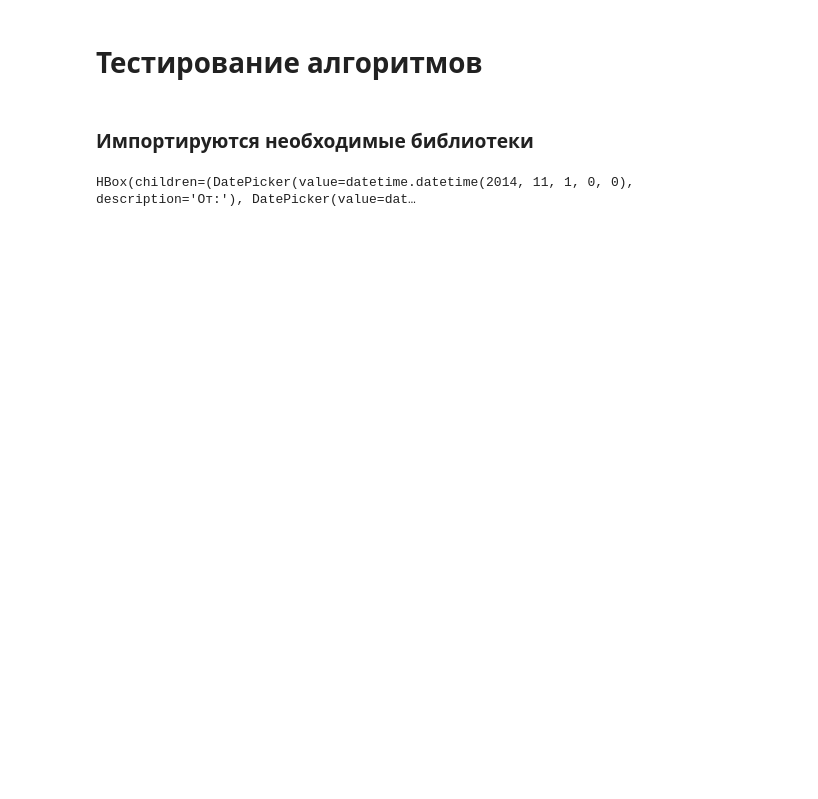
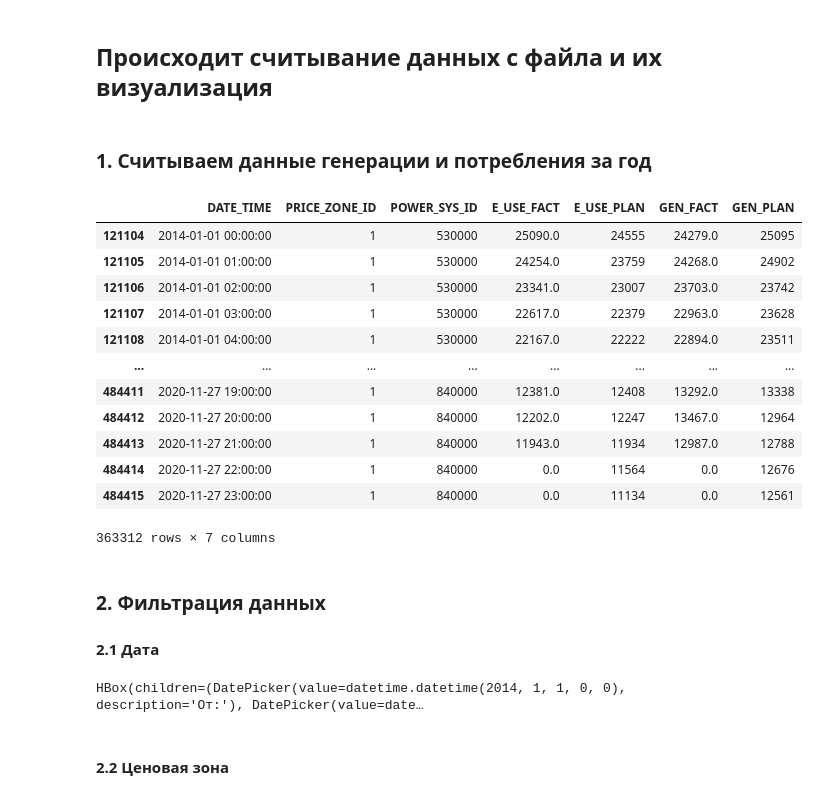
Before and after one commit to akhmetovcr/inn_btg_final, a Jupyter notebook: test_algorithm.ipynb, the cells around one changed output. Saved outputs shown, nothing was run; the diff lists cells and outputs as text; code cells hidden in the pictures; blank space fills up the shorter version.

```diff
--- a/test_algorithm.ipynb
+++ b/test_algorithm.ipynb
@@ -1,7 +1,5 @@
-# %% [markdown]
-# Тестирование алгоритмов
-# %% [markdown]
-### Импортируются необходимые библиотеки
+# %% [markdown]
+## Происходит считывание данных с файла и их визуализация
 # %%
 # Рисовать графики сразу
 %matplotlib inline
@@ -22,17 +33,34 @@ plt.rcParams['figure.figsize'] = (15, 5)
+# %% [markdown]
+### 1. Считываем данные генерации и потребления за год
 # %%
 # Объединяем колонки INTERVAL иM_DATE
 def date_time_parser(d, t):
     date = dt.datetime.strptime(d, '%d.%m.%Y %H:%M:%S')
     try:
         hour = int(t)
     except ValueError:
         hour = 0
     finally:
         time = dt.time(hour)
     return dt.datetime.combine(date, time)
 
-df = pd.read_csv('data/Генерация и потребление_01.12.2019-27.11.2020.csv',
+df = pd.read_csv('data/2014_2020.csv',
                  sep=';', parse_dates={'DATE_TIME':['M_DATE', "INTERVAL"]},
                  date_parser=date_time_parser)
 # Удалим неопределенные? зоны
 df = df[df['POWER_SYS_ID'] != 0]
+df
+# %% [output]
+|  | DATE_TIME | PRICE_ZONE_ID | POWER_SYS_ID | E_USE_FACT | E_USE_PLAN | GEN_FACT | GEN_PLAN |
+| 121104 | 2014-01-01 00:00:00 | 1 | 530000 | 25090.0 | 24555 | 24279.0 | 25095 |
+| 121105 | 2014-01-01 01:00:00 | 1 | 530000 | 24254.0 | 23759 | 24268.0 | 24902 |
+| 121106 | 2014-01-01 02:00:00 | 1 | 530000 | 23341.0 | 23007 | 23703.0 | 23742 |
+| 121107 | 2014-01-01 03:00:00 | 1 | 530000 | 22617.0 | 22379 | 22963.0 | 23628 |
+| 121108 | 2014-01-01 04:00:00 | 1 | 530000 | 22167.0 | 22222 | 22894.0 | 23511 |
+| ... | ... | ... | ... | ... | ... | ... | ... |
+| 484411 | 2020-11-27 19:00:00 | 1 | 840000 | 12381.0 | 12408 | 13292.0 | 13338 |
+| 484412 | 2020-11-27 20:00:00 | 1 | 840000 | 12202.0 | 12247 | 13467.0 | 12964 |
+| 484413 | 2020-11-27 21:00:00 | 1 | 840000 | 11943.0 | 11934 | 12987.0 | 12788 |
+| 484414 | 2020-11-27 22:00:00 | 1 | 840000 | 0.0 | 11564 | 0.0 | 12676 |
+| 484415 | 2020-11-27 23:00:00 | 1 | 840000 | 0.0 | 11134 | 0.0 | 12561 |
+363312 rows × 7 columns
@@ -42,6 +67,9 @@ data_filtered = df[df.GEN_FACT > 0]
+# %% [markdown]
+### 2. Фильтрация данных
+#### 2.1 Дата
 # %%
 # Определяем от и до
-date_from = dt.datetime(2014, 11, 1, 0, 0)
+date_from = dt.datetime(2014, 1, 1, 0, 0)
 date_to = dt.datetime(2020, 11, 27, 0, 0)
 
 dpicker_from = DatePicker(
@@ -69,7 +97,9 @@ dpicker_to.observe(on_to_button_clicked, names='value')
 
 HBox([dpicker_from, dpicker_to])
 # %% [output]
-HBox(children=(DatePicker(value=datetime.datetime(2014, 11, 1, 0, 0), description='От:'), DatePicker(value=dat…
+HBox(children=(DatePicker(value=datetime.datetime(2014, 1, 1, 0, 0), description='От:'), DatePicker(value=date…
+# %% [markdown]
+#### 2.2 Ценовая зона
 # %%
 first_zone = True
 second_zone = True
```
Also changed, not shown: parts of 16 cells of this notebook.
